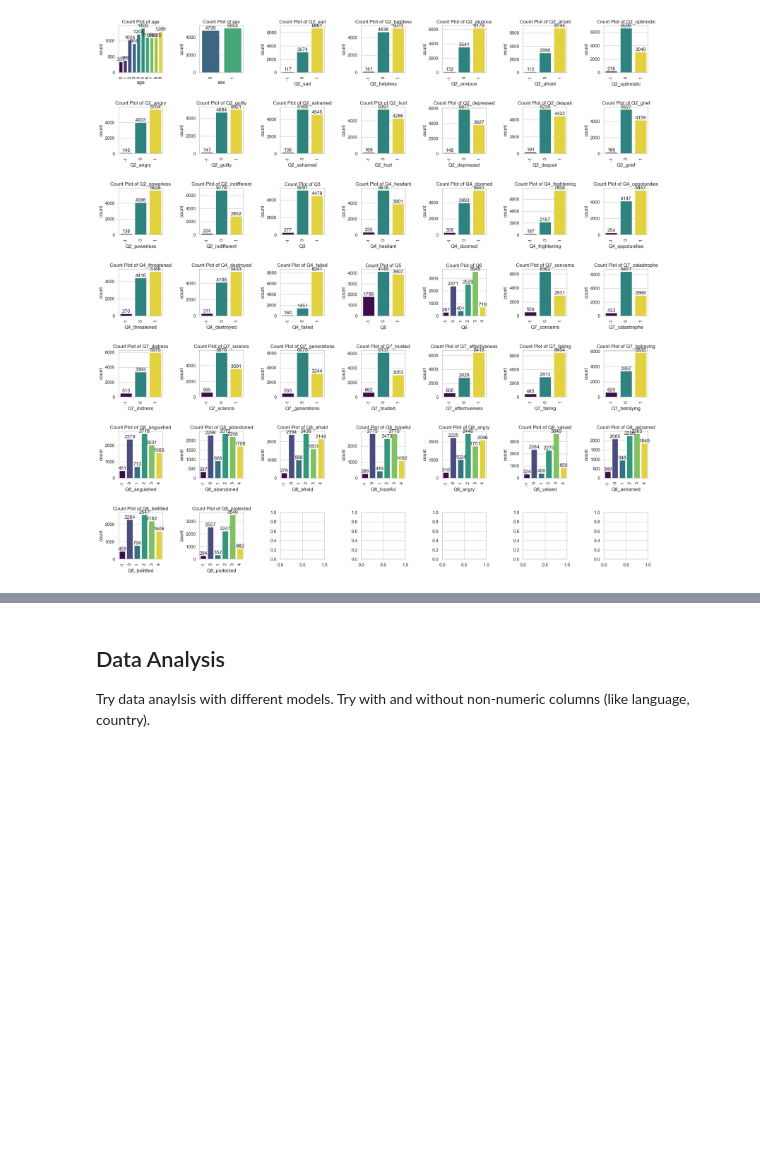
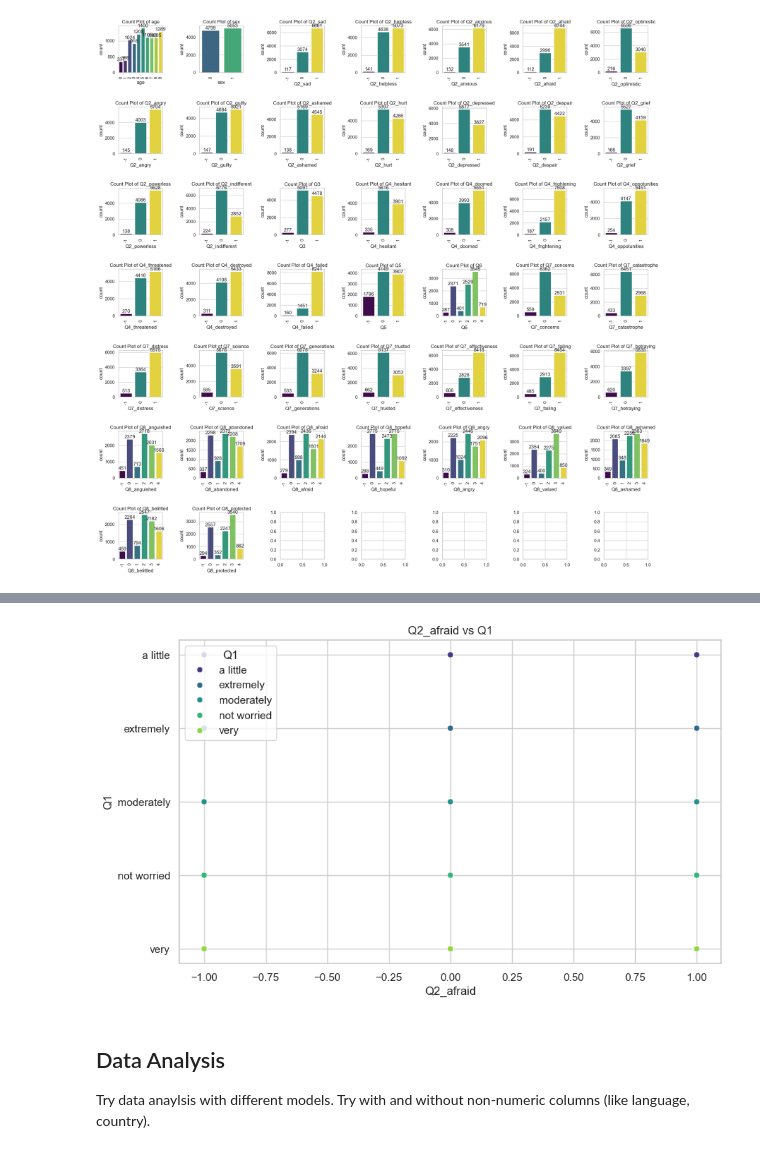
Before and after one commit to jack-rutherford/Climate_Anxiety, a Jupyter notebook: climate_anxiety.ipynb, the cells around one changed output, grey strips where cells are left out. Cells and saved outputs as stored; diff of their text form; code cells hidden in the pictures; blank space fills up the shorter version.

```diff
--- a/climate_anxiety.ipynb
+++ b/climate_anxiety.ipynb
@@ -368,0 +383,9 @@ sns.heatmap(correlations, annot=False, cmap='viridis')
+# %%
+# Show relationship between highly correlated variables
+sns.set_theme(style='whitegrid')
+plt.figure(figsize=(10, 6))
+sns.scatterplot(x='Q2_afraid', y=y, data=X, hue=y, palette='viridis')
+plt.title('Q2_afraid vs Q1')
+plt.show()
+# %% [output]
+[figure, added]
```
Also changed, not shown: parts of 26 cells of this notebook, 1 other file.
